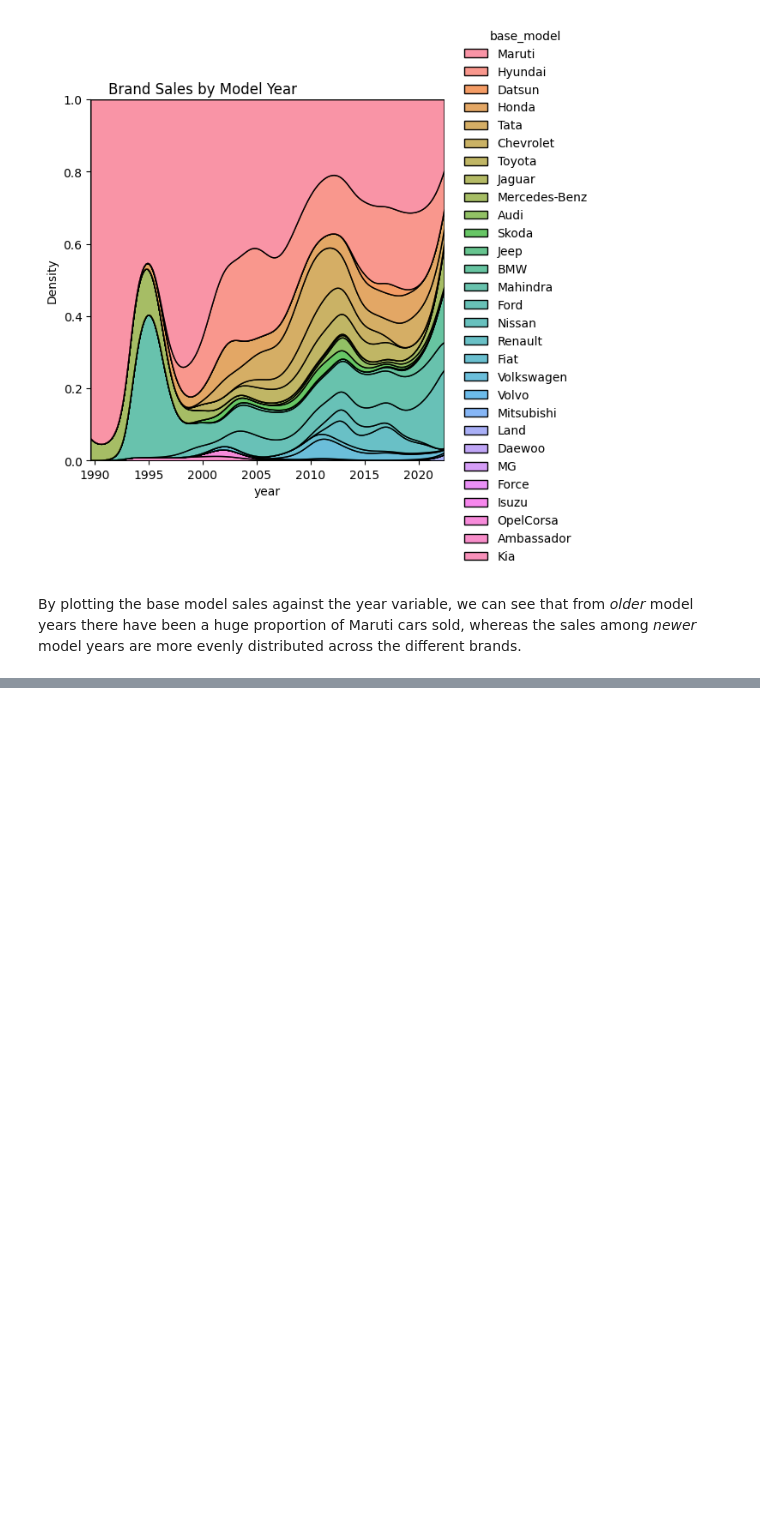
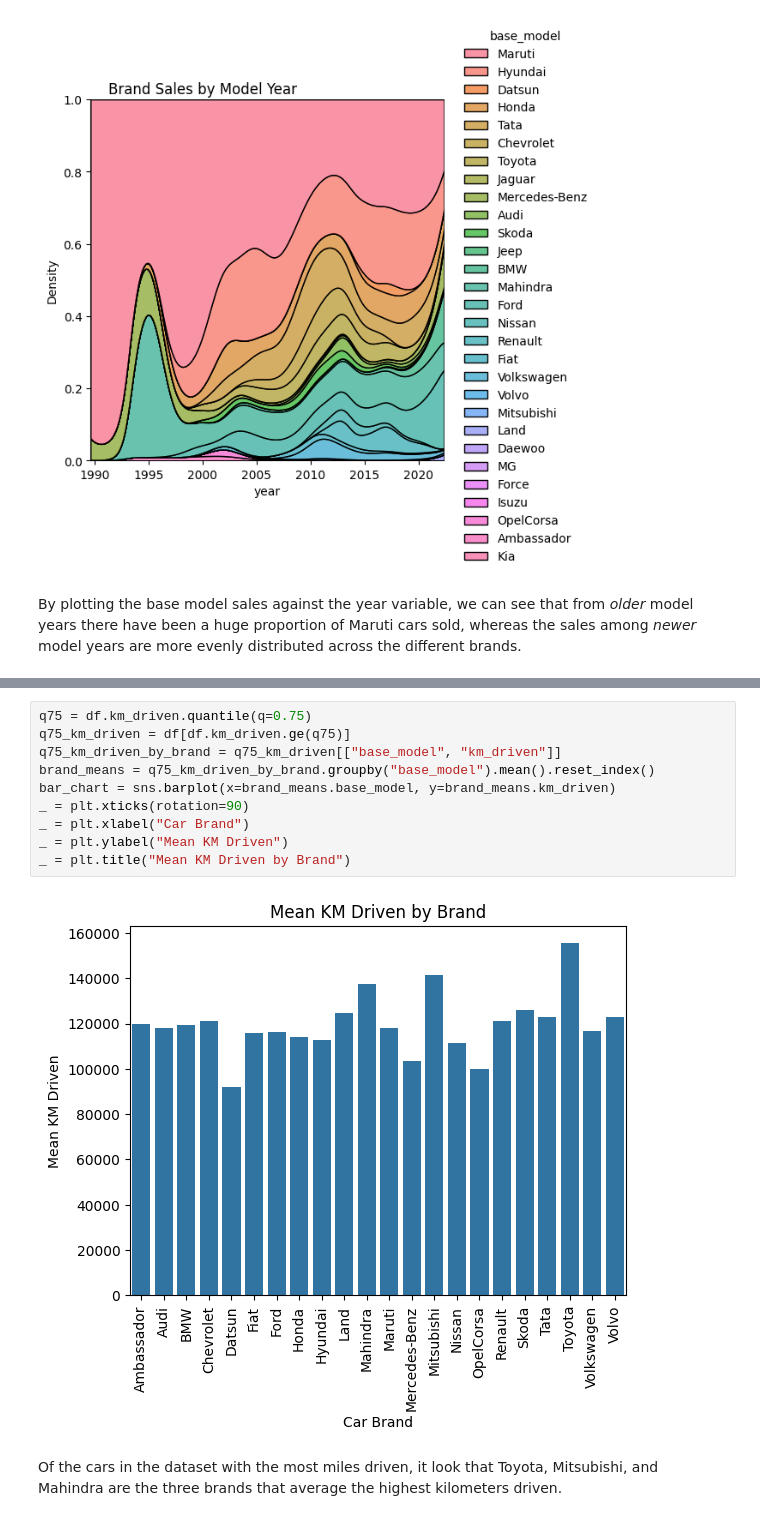
Before and after one commit to leoflewis/631-project-2, a Jupyter notebook: Project-Notebook.ipynb, the cells around one changed output, grey strips where cells are left out. Saved outputs shown, nothing was run; the diff lists cells and outputs as text; blank space fills up the shorter version.

```diff
--- a/Project-Notebook.ipynb
+++ b/Project-Notebook.ipynb
@@ -273,0 +347,14 @@ By plotting the base model sales against the year variable, we can see that from
+# %%
+q75 = df.km_driven.quantile(q=0.75)
+q75_km_driven = df[df.km_driven.ge(q75)]
+q75_km_driven_by_brand = q75_km_driven[["base_model", "km_driven"]]
+brand_means = q75_km_driven_by_brand.groupby("base_model").mean().reset_index()
+bar_chart = sns.barplot(x=brand_means.base_model, y=brand_means.km_driven)
+_ = plt.xticks(rotation=90)
+_ = plt.xlabel("Car Brand")
+_ = plt.ylabel("Mean KM Driven")
+_ = plt.title("Mean KM Driven by Brand")
+# %% [output]
+[figure, added]
+# %% [markdown]
+Of the cars in the dataset with the most miles driven, it look that Toyota, Mitsubishi, and Mahindra are the three brands that average the highest kilometers driven.
```
Also changed, not shown: parts of 14 cells of this notebook.
